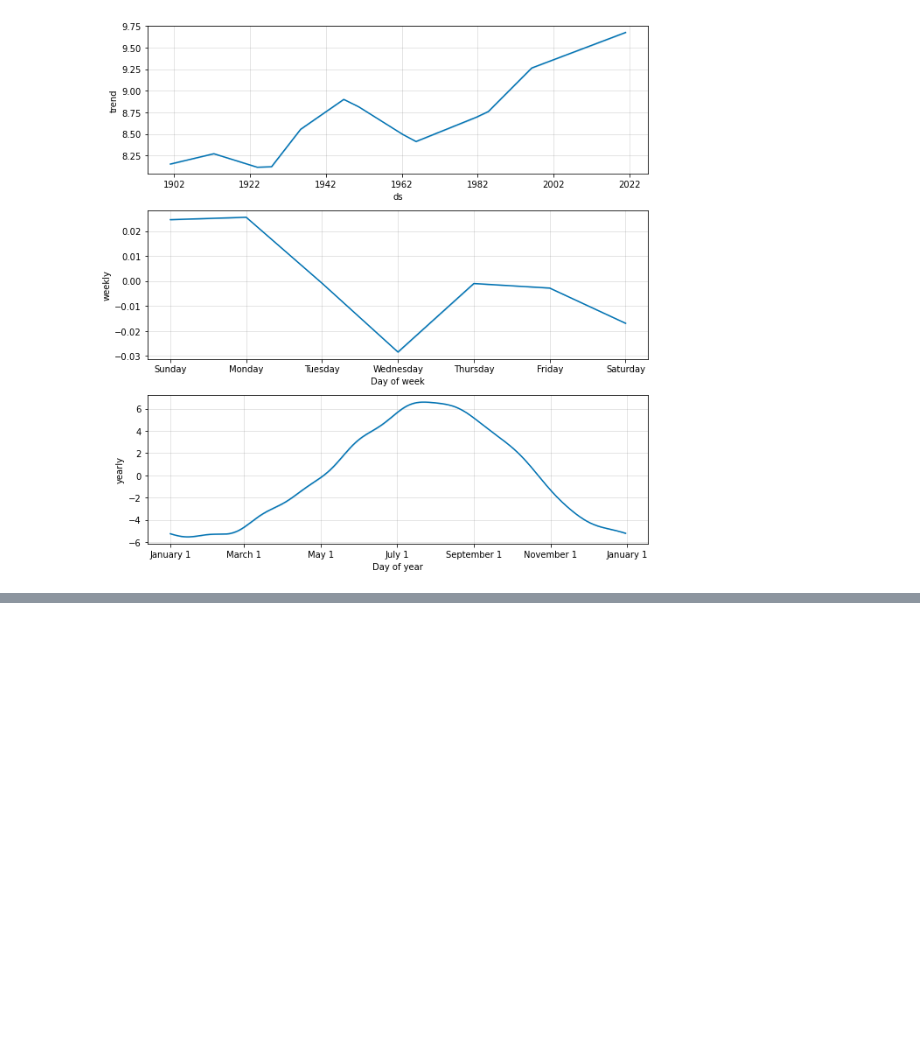
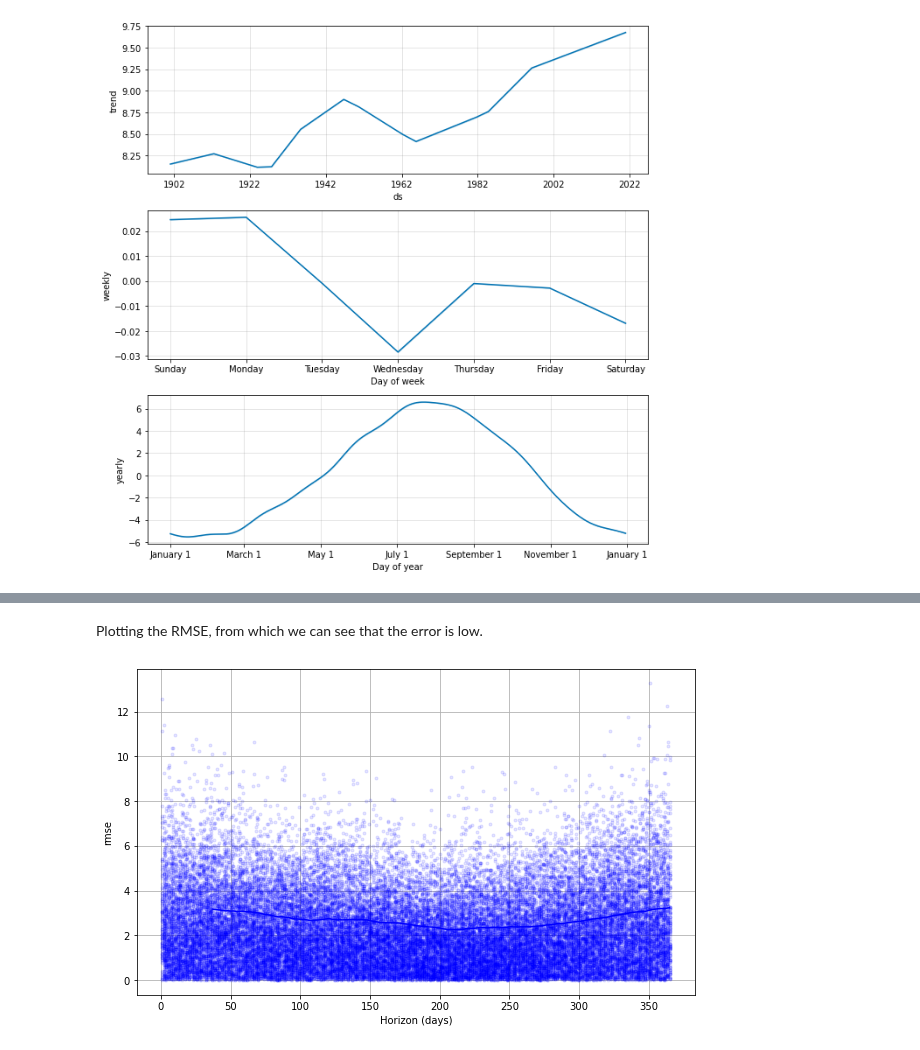
Before and after one commit to fww228/ees-mini-project, a Jupyter notebook: proj.ipynb, the cells around one changed output, grey strips where cells are left out. Cells and saved outputs as stored; diff of their text form; code cells hidden in the pictures; blank space fills up the shorter version.

```diff
--- a/proj.ipynb
+++ b/proj.ipynb
@@ -134,0 +151,5 @@ a = add_changepoints_to_plot(fig.gca(), pp_model, forecast)
+# %%
+from prophet.diagnostics import cross_validation
+from prophet.diagnostics import performance_metrics
+df_cv = cross_validation(pp_model, initial='730 days', period='365 days', horizon='365 days')
+df_metrics = performance_metrics(df_cv)
@@ -134,0 +167,7 @@ a = add_changepoints_to_plot(fig.gca(), pp_model, forecast)
+# %% [markdown]
+Plotting the RMSE, from which we can see that the error is low.
+# %%
+from prophet.plot import plot_cross_validation_metric
+fig_rmse = plot_cross_validation_metric(df_cv, metric='rmse', rolling_window=0.1)
+# %% [output]
+[figure, added]
```
Also changed, not shown: parts of 40 cells of this notebook.
